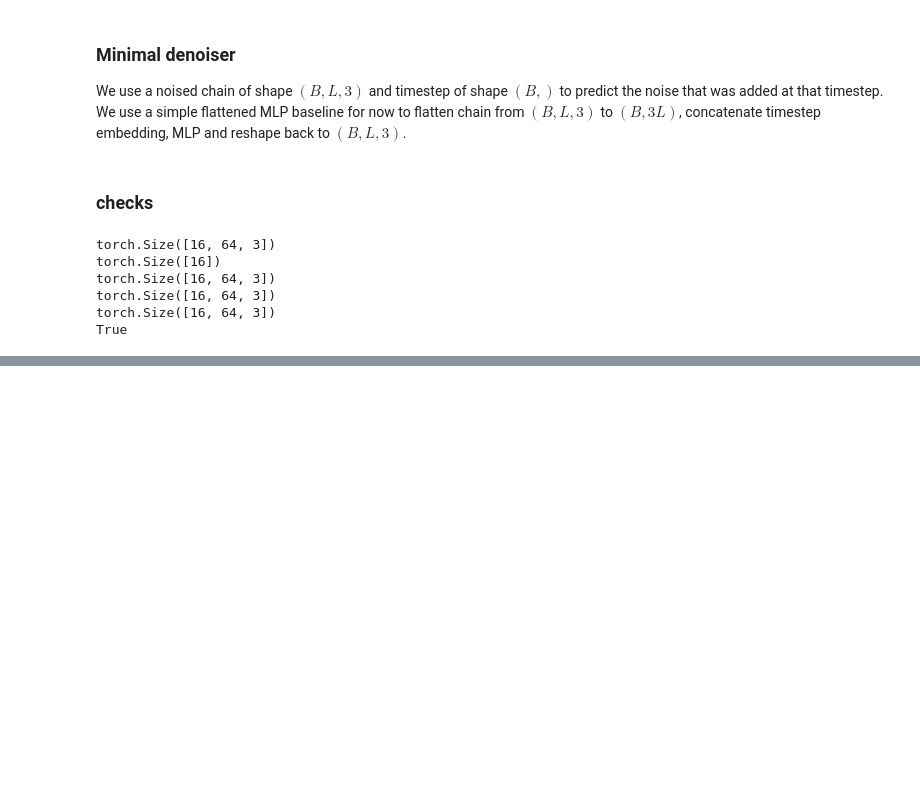
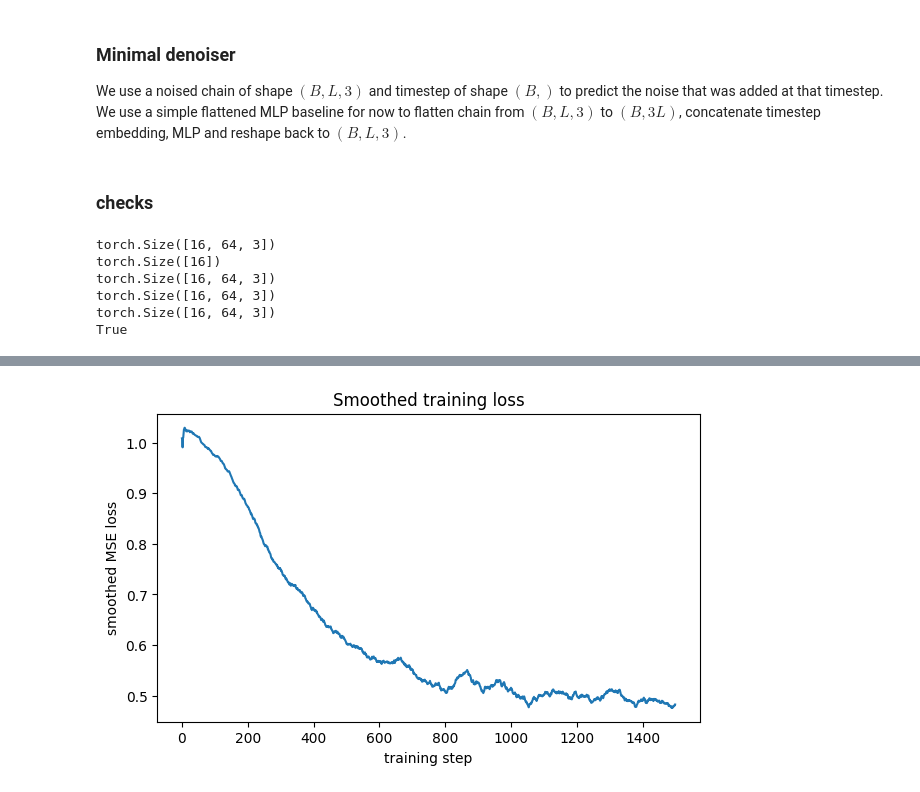
Before and after one commit to fin1cky/Protein-inspired-3D-Diffusion, a Jupyter notebook: notebooks/3D_diffusion.ipynb, the cells around one changed output, grey strips where cells are left out. Cells and saved outputs as stored; diff of their text form; code cells hidden in the pictures; blank space fills up the shorter version.

```diff
--- a/notebooks/3D_diffusion.ipynb
+++ b/notebooks/3D_diffusion.ipynb
@@ -1138,0 +1150,5 @@ print(max_grad)
+# %%
+model = EpsChainMLP(chain_len=64, time_dim=128, hidden_dim=512).to(train_device)
+optimizer = torch.optim.Adam(model.parameters(), lr=1e-3)
+
+alpha_bar_train = alpha_bar.to(train_device)
@@ -1138,0 +1157,22 @@ print(max_grad)
+# %%
+def train_step(model, batch, alpha_bar, optimizer, T, device):
+  model.train()
+  coords0 = batch["coords"].to(device) # (B, L, 3)
+  B = coords0.shape[0]
+
+  t = torch.randint(0, T, (B,), dtype=torch.long, device=device)
+  xt, eps = q_sample(coords0, t, alpha_bar)
+
+  eps_hat = model(xt, t)
+  loss = F.mse_loss(eps_hat, eps)
+
+  optimizer.zero_grad()
+  loss.backward()
+  torch.nn.utils.clip_grad_norm_(model.parameters(), max_norm=1.0)
+  # gradient clipping safety measure
+  # with max_norm, all the gradients are treated as one big vector
+  # and if the norm value (L2 norm) is greater than 1, the gradients
+  # are scaled to val * (1.0/L2 norm value)
+  optimizer.step()
+
+  return loss.item()
@@ -1138,0 +1240,19 @@ print(max_grad)
+# %%
+def moving_average(vals, k=50):
+  out = []
+  for i in range(len(vals)):
+    lo = max(0, i-k+1)
+    out.append(sum(vals[lo: i+1])/(i-lo+1))
+
+  return out
+# %%
+smoothed_loss = moving_average(loss_history, k=50)
+
+plt.figure(figsize=(7, 4))
+plt.plot(smoothed_loss)
+plt.xlabel("training step")
+plt.ylabel("smoothed MSE loss")
+plt.title("Smoothed training loss")
+plt.show()
+# %% [output]
+[figure, added]
```
Also changed, not shown: parts of 9 cells of this notebook.
